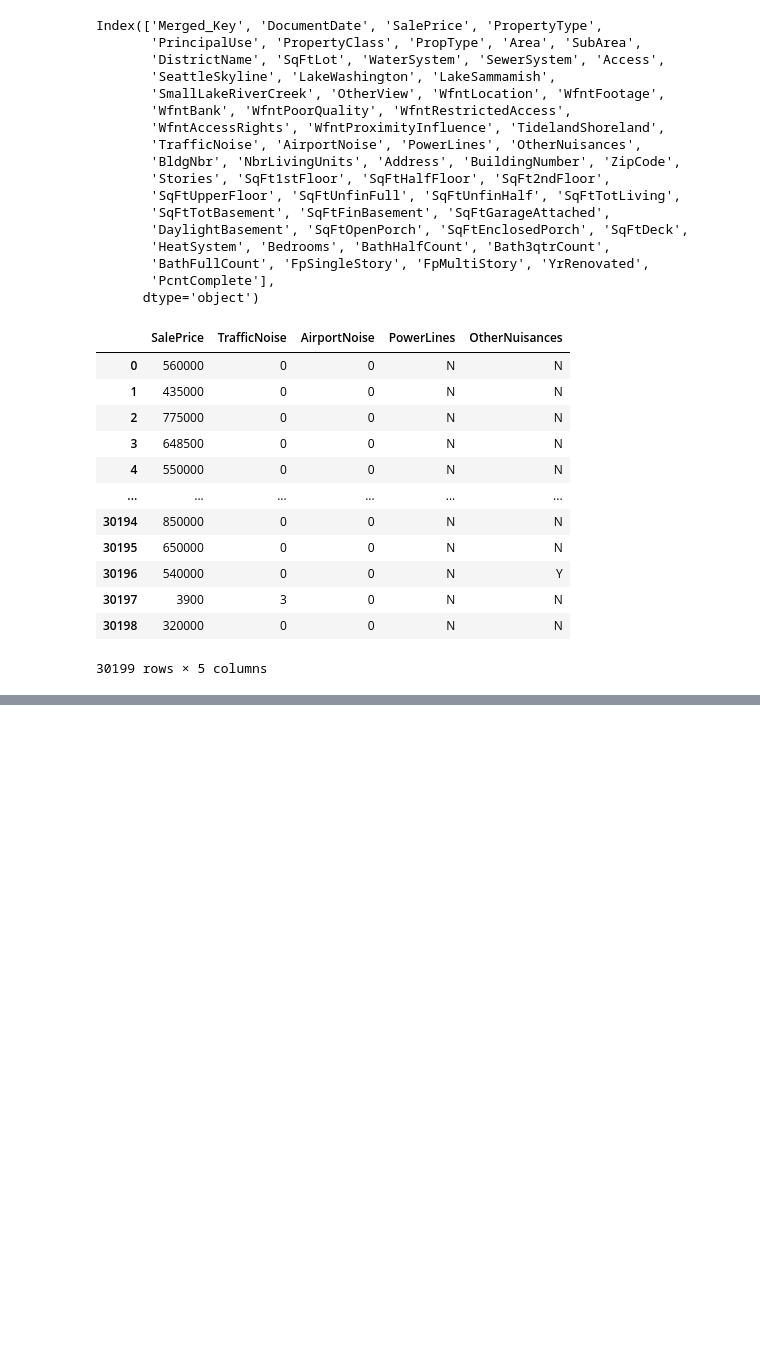
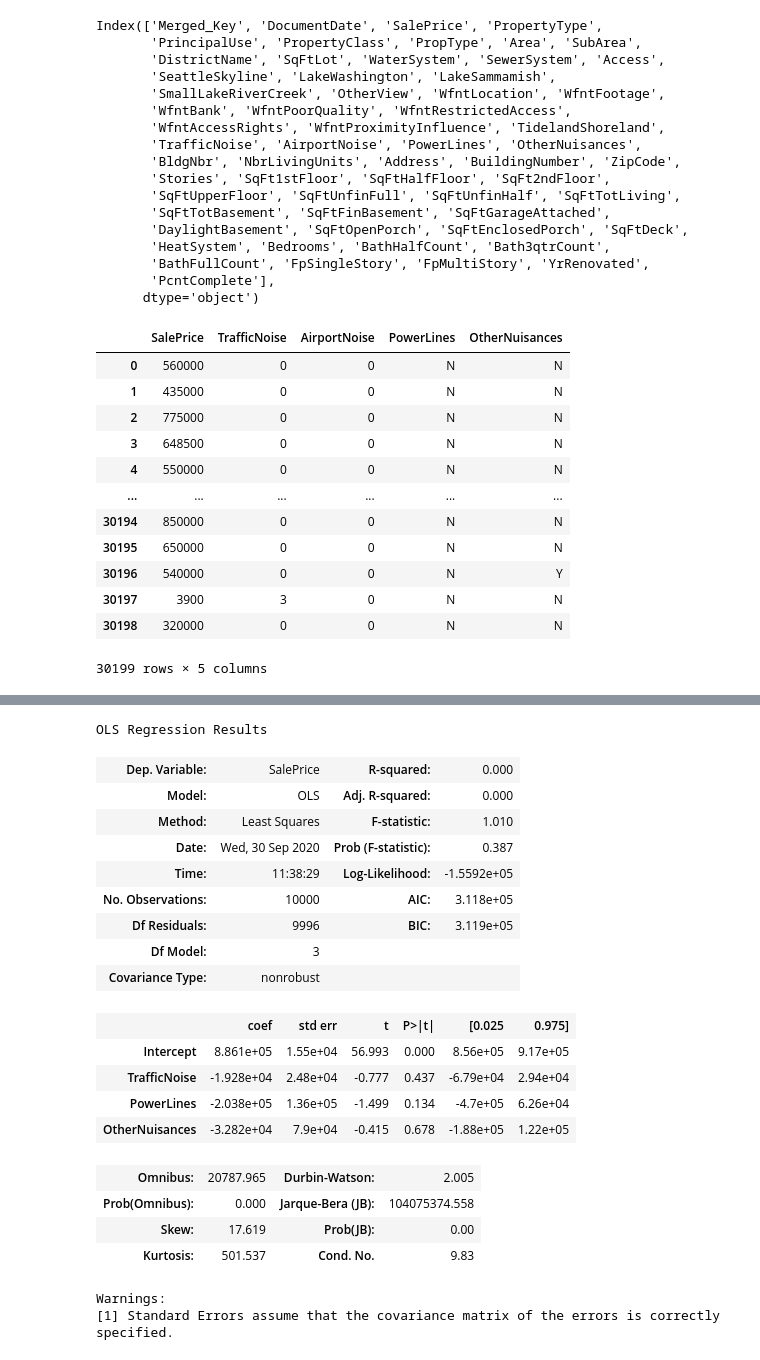
Before and after one commit to ghPRao/phase_2_project_chicago-sf-seattle-ds-082420, a Jupyter notebook: eda/sam_EDA.ipynb, the cells around one changed output, grey strips where cells are left out. Saved outputs shown, nothing was run; the diff lists cells and outputs as text; code cells hidden in the pictures; blank space fills up the shorter version.

```diff
--- a/eda/sam_EDA.ipynb
+++ b/eda/sam_EDA.ipynb
@@ -347,0 +410,27 @@ Warnings:
+# %%
+formula = 'SalePrice ~ TrafficNoise + PowerLines + OtherNuisances'
+ols_model = ols(formula=formula, data=noise_sample)
+
+ols_model.fit().summary()
+# %% [output]
+OLS Regression Results
+| Dep. Variable: | SalePrice | R-squared: | 0.000 |
+| Model: | OLS | Adj. R-squared: | 0.000 |
+| Method: | Least Squares | F-statistic: | 1.010 |
+| Date: | Wed, 30 Sep 2020 | Prob (F-statistic): | 0.387 |
+| Time: | 11:38:29 | Log-Likelihood: | -1.5592e+05 |
+| No. Observations: | 10000 | AIC: | 3.118e+05 |
+| Df Residuals: | 9996 | BIC: | 3.119e+05 |
+| Df Model: | 3 |  |  |
+| Covariance Type: | nonrobust |  |  |
+|  | coef | std err | t | P>|t| | [0.025 | 0.975] |
+| Intercept | 8.861e+05 | 1.55e+04 | 56.993 | 0.000 | 8.56e+05 | 9.17e+05 |
+| TrafficNoise | -1.928e+04 | 2.48e+04 | -0.777 | 0.437 | -6.79e+04 | 2.94e+04 |
+| PowerLines | -2.038e+05 | 1.36e+05 | -1.499 | 0.134 | -4.7e+05 | 6.26e+04 |
+| OtherNuisances | -3.282e+04 | 7.9e+04 | -0.415 | 0.678 | -1.88e+05 | 1.22e+05 |
+| Omnibus: | 20787.965 | Durbin-Watson: | 2.005 |
+| Prob(Omnibus): | 0.000 | Jarque-Bera (JB): | 104075374.558 |
+| Skew: | 17.619 | Prob(JB): | 0.00 |
+| Kurtosis: | 501.537 | Cond. No. | 9.83 |
+Warnings:
+[1] Standard Errors assume that the covariance matrix of the errors is correctly specified.
```
Also changed, not shown: parts of 34 cells of this notebook, 4 other files.
